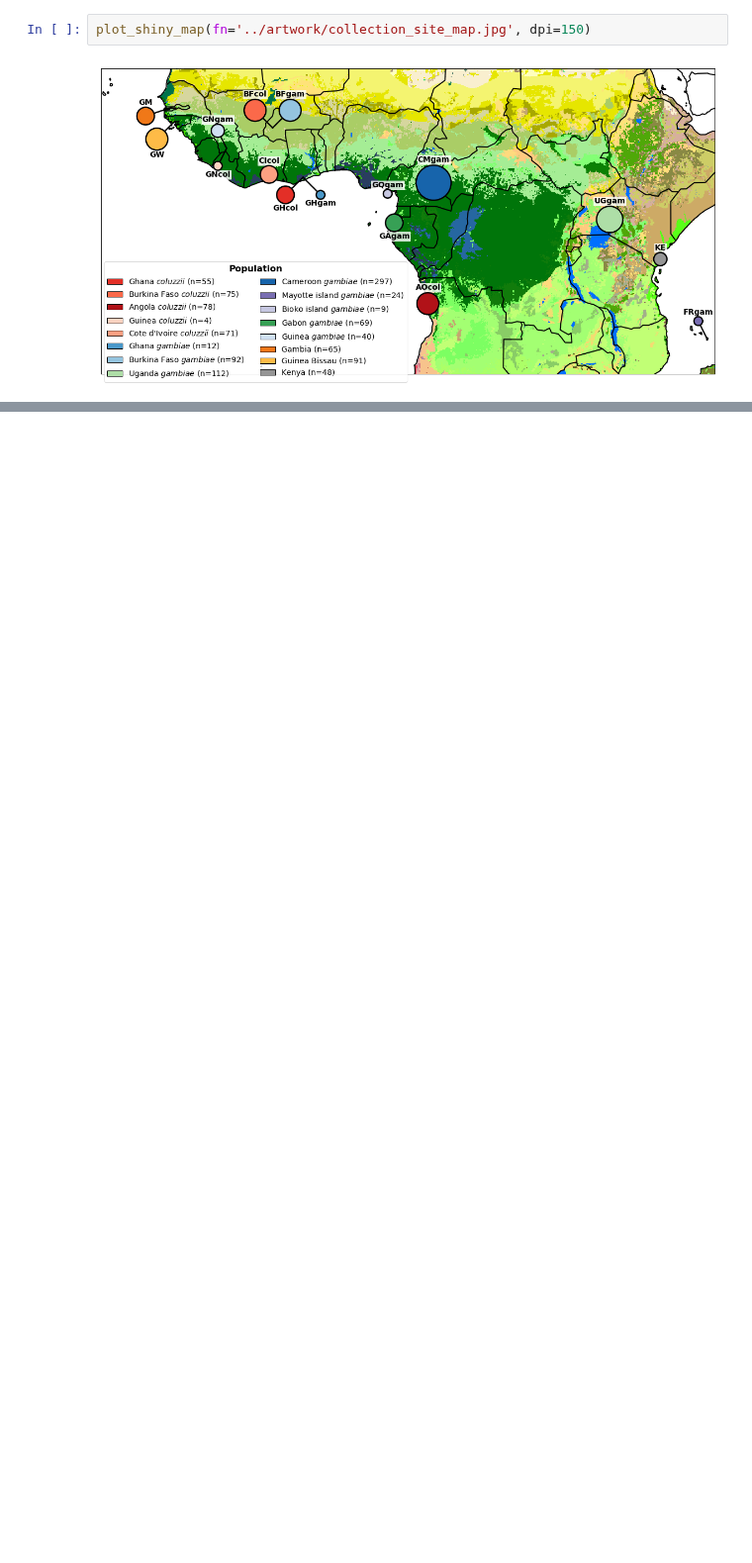
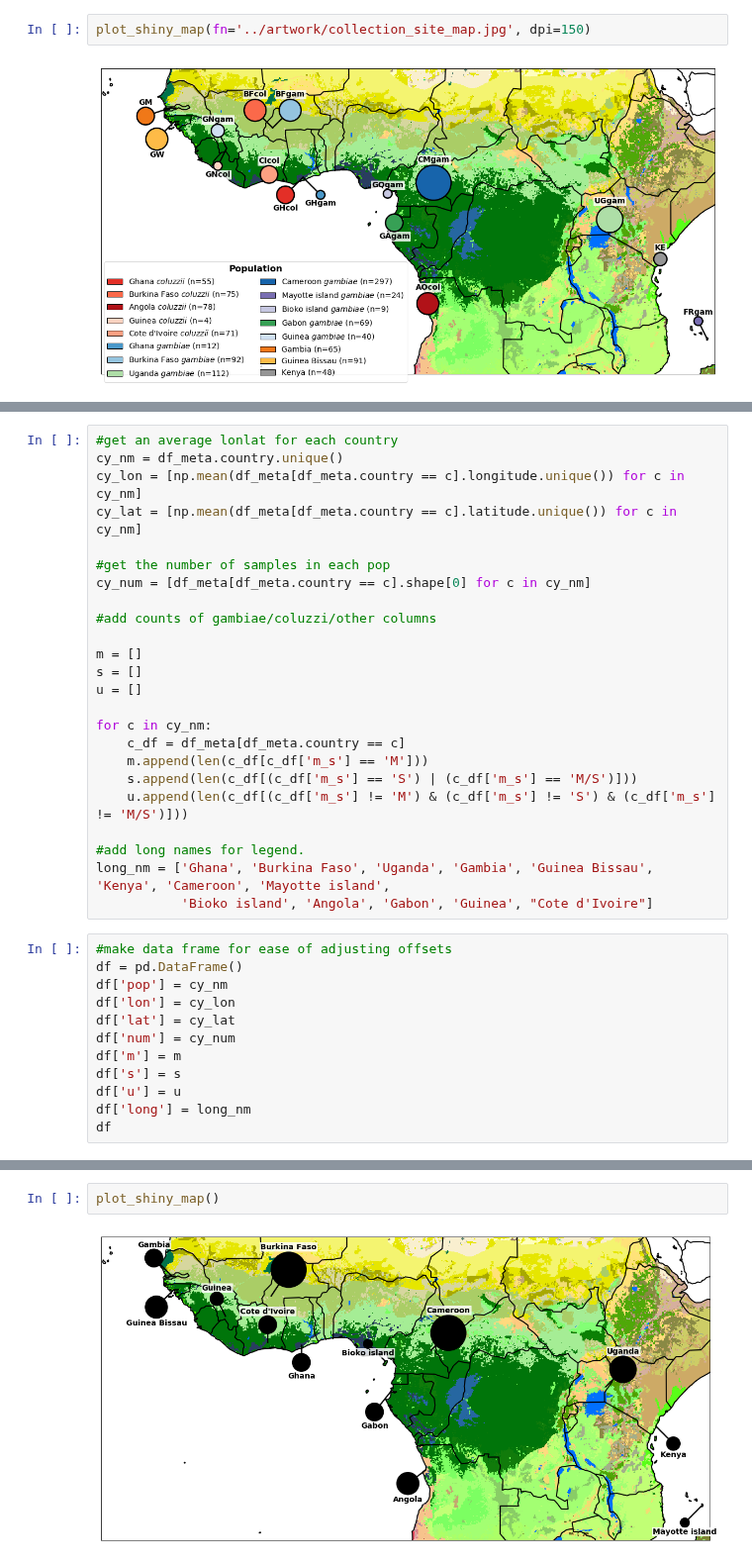
Before and after one commit to alimanfoo/ag1000g-phase2-data-paper, a Jupyter notebook: notebooks/phase_2_collection_map.ipynb, the cells around one changed output, grey strips where cells are left out. Shown at 99% size. Drawn from its saved outputs; the diff is of its cells as text; blank space fills up the shorter version.

```diff
--- a/notebooks/phase_2_collection_map.ipynb
+++ b/notebooks/phase_2_collection_map.ipynb
@@ -598,0 +613,36 @@ plot_shiny_map(fn='../artwork/collection_site_map.jpg', dpi=150)
+# %%
+#get an average lonlat for each country
+cy_nm = df_meta.country.unique()
+cy_lon = [np.mean(df_meta[df_meta.country == c].longitude.unique()) for c in cy_nm]
+cy_lat = [np.mean(df_meta[df_meta.country == c].latitude.unique()) for c in cy_nm]
+
+#get the number of samples in each pop
+cy_num = [df_meta[df_meta.country == c].shape[0] for c in cy_nm]
+
+#add counts of gambiae/coluzzi/other columns
+
+m = []
+s = []
+u = []
+
+for c in cy_nm:
+    c_df = df_meta[df_meta.country == c]
+    m.append(len(c_df[c_df['m_s'] == 'M']))
+    s.append(len(c_df[(c_df['m_s'] == 'S') | (c_df['m_s'] == 'M/S')]))
+    u.append(len(c_df[(c_df['m_s'] != 'M') & (c_df['m_s'] != 'S') & (c_df['m_s'] != 'M/S')]))
+
+#add long names for legend.
+long_nm = ['Ghana', 'Burkina Faso', 'Uganda', 'Gambia', 'Guinea Bissau', 'Kenya', 'Cameroon', 'Mayotte island',
+           'Bioko island', 'Angola', 'Gabon', 'Guinea', "Cote d'Ivoire"]
+# %%
+#make data frame for ease of adjusting offsets
+df = pd.DataFrame()
+df['pop'] = cy_nm
+df['lon'] = cy_lon
+df['lat'] = cy_lat
+df['num'] = cy_num
+df['m'] = m
+df['s'] = s
+df['u'] = u
+df['long'] = long_nm
+df
@@ -598,0 +783,4 @@ plot_shiny_map(fn='../artwork/collection_site_map.jpg', dpi=150)
+# %%
+plot_shiny_map()
+# %% [output]
+[figure, added]
```
Also changed, not shown: parts of 12 cells of this notebook.
